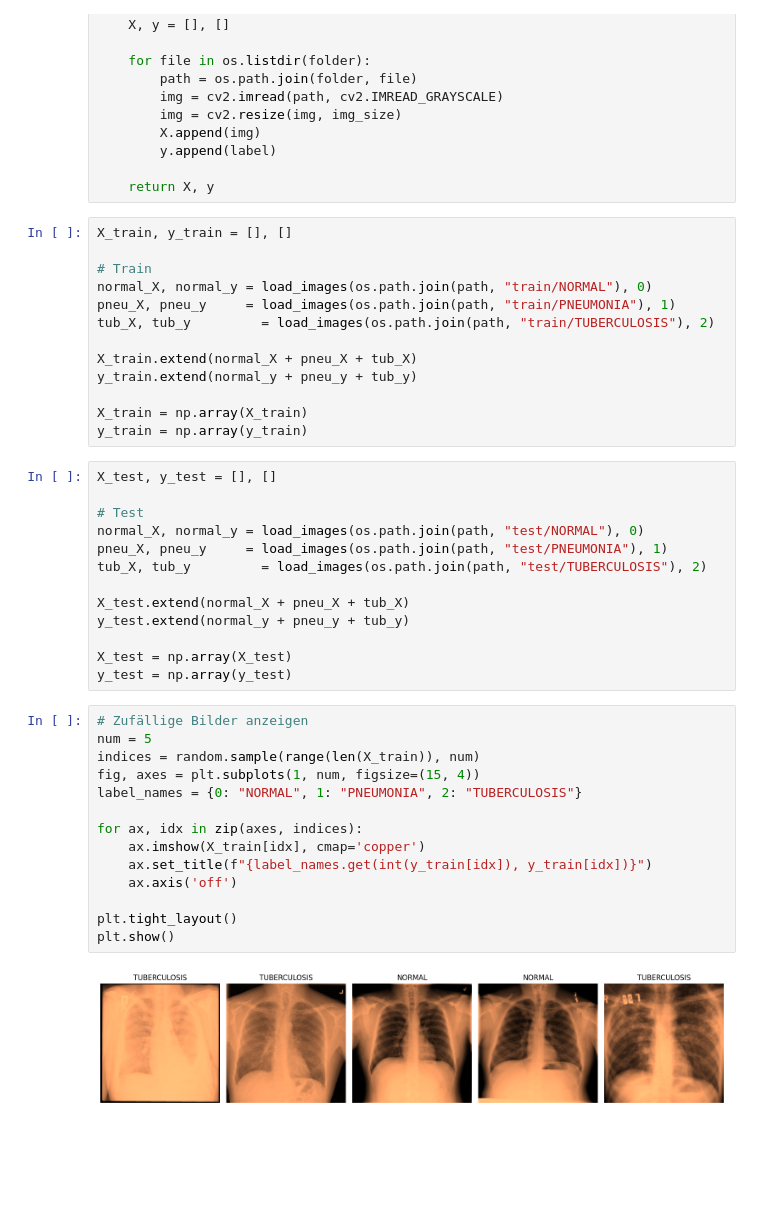
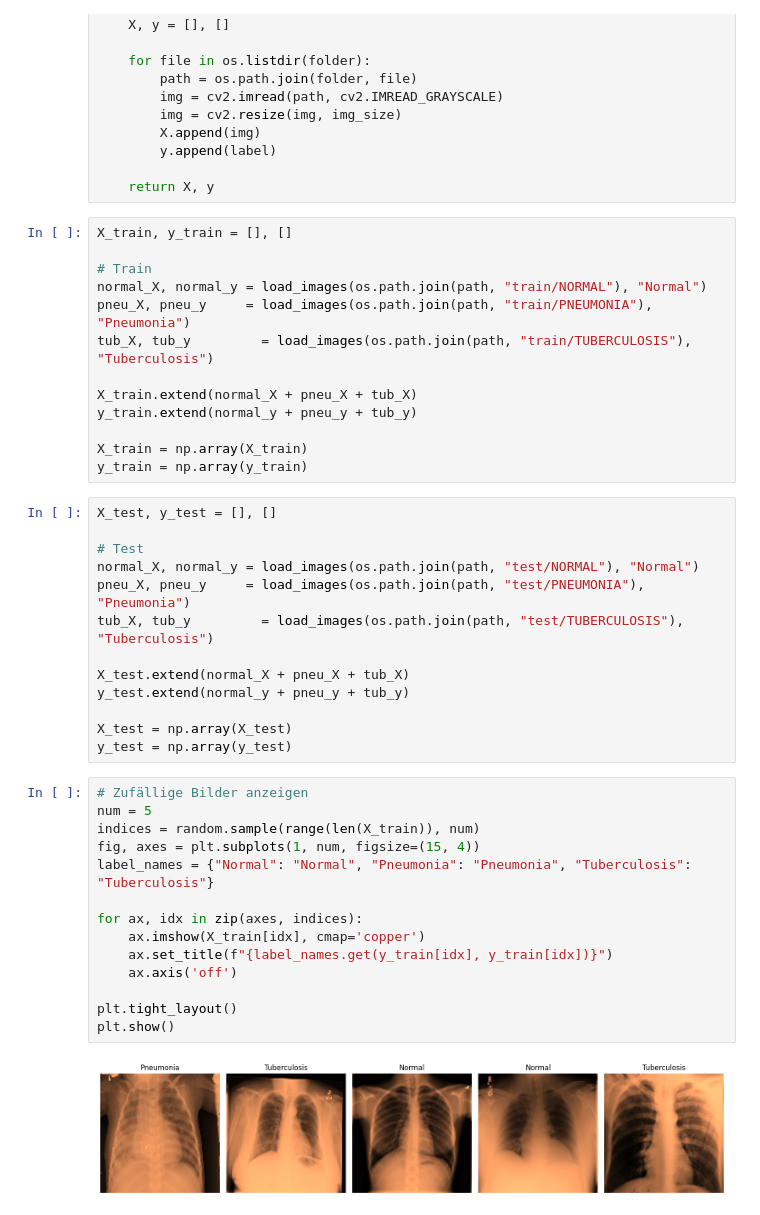
Before and after one commit to timhorse13/Chest-X-Ray-Disease-Identifying, a Jupyter notebook: 1. Code/main.ipynb, the cells around one changed output. Drawn from its saved outputs; the diff is of its cells as text; blank space fills up the shorter version.

```diff
--- a/1. Code/main.ipynb
+++ b/1. Code/main.ipynb
@@ -84,9 +84,9 @@ def load_images(folder, label, img_size=(128, 128)):
 X_train, y_train = [], []
 
 # Train
-normal_X, normal_y = load_images(os.path.join(path, "train/NORMAL"), 0)
-pneu_X, pneu_y     = load_images(os.path.join(path, "train/PNEUMONIA"), 1)
-tub_X, tub_y         = load_images(os.path.join(path, "train/TUBERCULOSIS"), 2)
+normal_X, normal_y = load_images(os.path.join(path, "train/NORMAL"), "Normal")
+pneu_X, pneu_y     = load_images(os.path.join(path, "train/PNEUMONIA"), "Pneumonia")
+tub_X, tub_y         = load_images(os.path.join(path, "train/TUBERCULOSIS"), "Tuberculosis")
 
 X_train.extend(normal_X + pneu_X + tub_X)
 y_train.extend(normal_y + pneu_y + tub_y)
@@ -97,9 +97,9 @@ y_train = np.array(y_train)
 X_test, y_test = [], []
 
 # Test
-normal_X, normal_y = load_images(os.path.join(path, "test/NORMAL"), 0)
-pneu_X, pneu_y     = load_images(os.path.join(path, "test/PNEUMONIA"), 1)
-tub_X, tub_y         = load_images(os.path.join(path, "test/TUBERCULOSIS"), 2)
+normal_X, normal_y = load_images(os.path.join(path, "test/NORMAL"), "Normal")
+pneu_X, pneu_y     = load_images(os.path.join(path, "test/PNEUMONIA"), "Pneumonia")
+tub_X, tub_y         = load_images(os.path.join(path, "test/TUBERCULOSIS"), "Tuberculosis")
 
 X_test.extend(normal_X + pneu_X + tub_X)
 y_test.extend(normal_y + pneu_y + tub_y)
@@ -109,16 +109,16 @@ y_test = np.array(y_test)
 # %%
 # Zufällige Bilder anzeigen
 num = 5
 indices = random.sample(range(len(X_train)), num)
 fig, axes = plt.subplots(1, num, figsize=(15, 4))
-label_names = {0: "NORMAL", 1: "PNEUMONIA", 2: "TUBERCULOSIS"}
+label_names = {"Normal": "Normal", "Pneumonia": "Pneumonia", "Tuberculosis": "Tuberculosis"}
 
 for ax, idx in zip(axes, indices):
     ax.imshow(X_train[idx], cmap='copper')
-    ax.set_title(f"{label_names.get(int(y_train[idx]), y_train[idx])}")
+    ax.set_title(f"{label_names.get(y_train[idx], y_train[idx])}")
     ax.axis('off')
 
 plt.tight_layout()
 plt.show()
 # %% [output]
-[figure, old version]
+[figure, new version]
```
Also changed, not shown: parts of 4 cells of this notebook.
